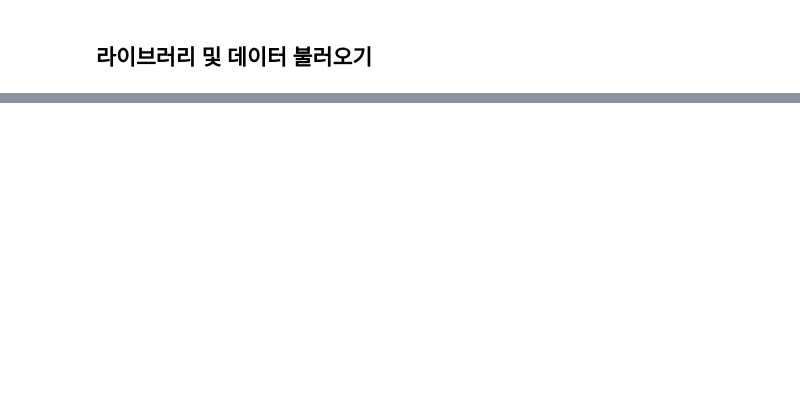
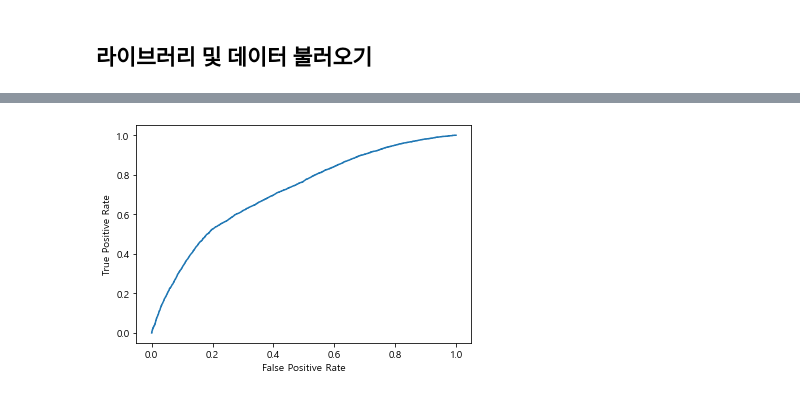
Before and after one commit to LEEHM97/Predict-Cardiovascular-Disease, a Jupyter notebook: training.ipynb, the cells around one changed output, grey strips where cells are left out. Drawn from its saved outputs; the diff is of its cells as text; code cells hidden in the pictures; blank space fills up the shorter version.

```diff
--- a/training.ipynb
+++ b/training.ipynb
@@ -23,0 +43,4 @@ df.head()
+# %%
+train_x, valid_x, train_y, valid_y = model_selection.train_test_split(train, target, test_size=0.2, random_state=42)
+
+print(train_x.shape, train_y.shape, valid_x.shape, valid_y.shape, test_x.shape, test_y.shape)
@@ -23,0 +51,9 @@ df.head()
+# %%
+model = Sequential()
+model.add(Dense(256, activation='relu', input_shape=(11,)))
+model.add(Dense(256, activation='relu'))
+model.add(Dense(1, activation='sigmoid'))
+
+# CallBack 함수를 통해 LR을 낮출 것이므로, 초기 LR을 높게 잡기
+model.compile(loss='binary_crossentropy',
+              optimizer=Adam(learning_rate=0.001), metrics=['accuracy'])
@@ -23,0 +107,2 @@ df.head()
+# %%
+model.load_weights('./Models/063-0.5416-0.7331-0.5433.hdf5')
@@ -23,0 +160,14 @@ df.head()
+# %%
+from sklearn import metrics
+# ROC curve 시각화
+Label = valid_y
+pred = model.predict(valid_x)
+fpr, tpr, _ = metrics.roc_curve(Label,  pred)
+# %%
+#create ROC curve
+plt.plot(fpr,tpr)
+plt.ylabel('True Positive Rate')
+plt.xlabel('False Positive Rate')
+plt.show()
+# %% [output]
+[figure, added]
```
Also changed, not shown: parts of 20 cells of this notebook.
